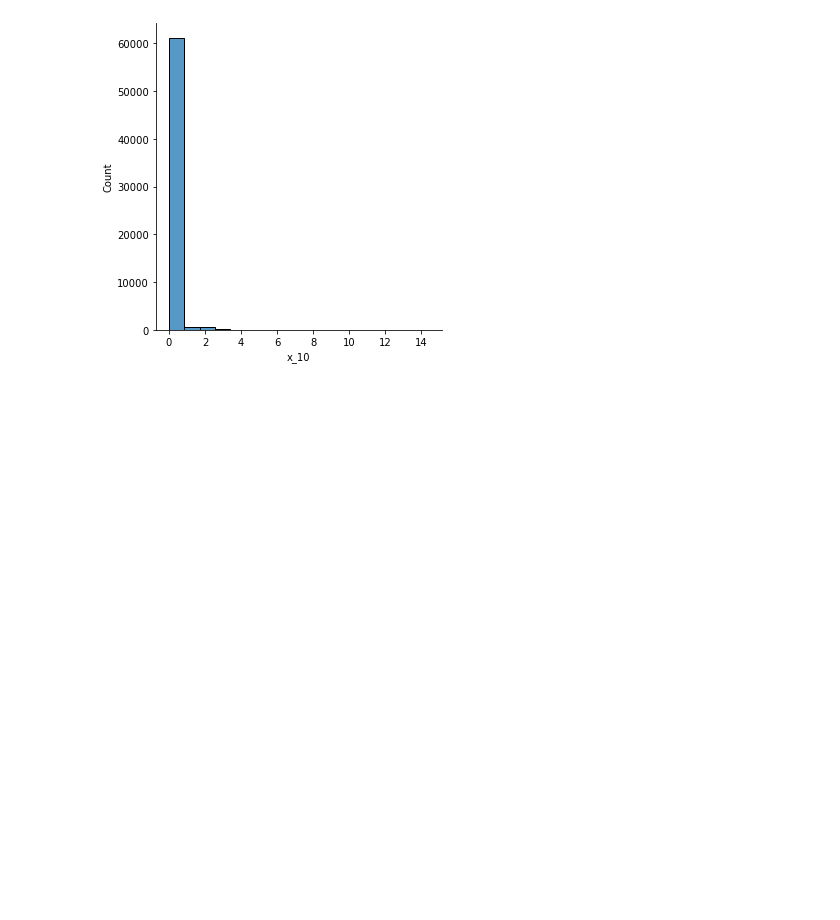
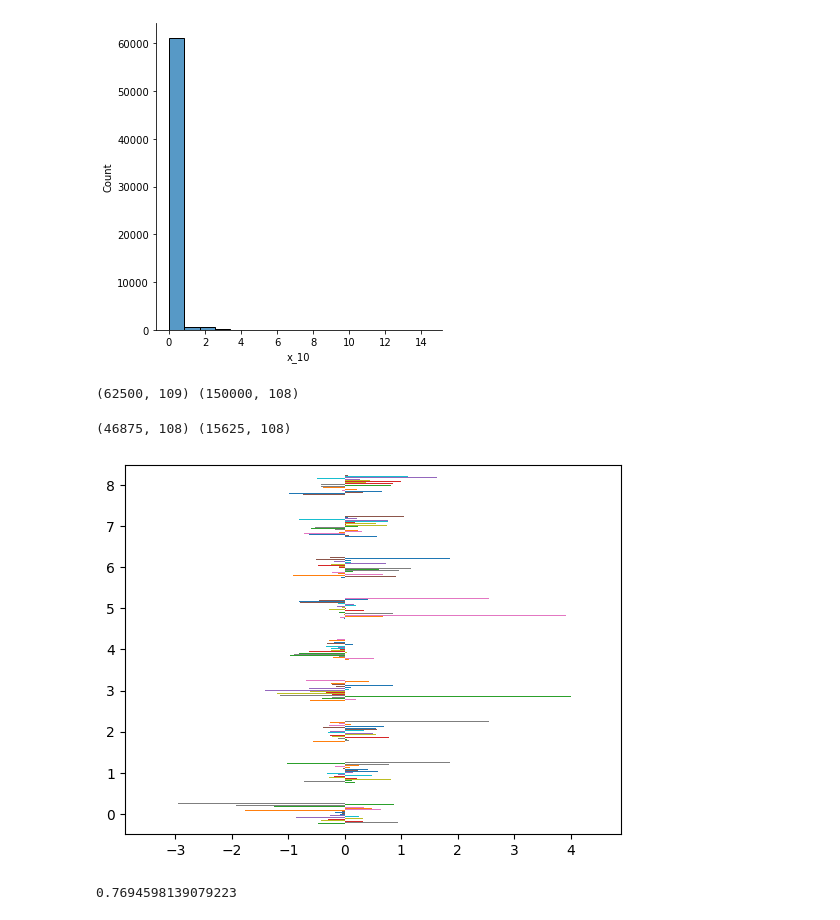
Before and after one commit to AhmetMelikAksoy/forecast-users-app, a Jupyter notebook: eda_v2.ipynb, the cells around one changed output. Drawn from its saved outputs; the diff is of its cells as text; code cells hidden in the pictures; blank space fills up the shorter version.

```diff
--- a/eda_v2.ipynb
+++ b/eda_v2.ipynb
@@ -22,3 +30,26 @@ for i in range(1,11):
 [figure]
 [figure]
 [figure]
+# %%
+X_train, y_train = train.drop(["y"], axis=1), train.loc[:, "y"]
+X_test = test
+
+print(train.shape, test.shape)
+# %% [output]
+(62500, 109) (150000, 108)
+# %%
+X_tr, X_val, y_tr, y_val = train_test_split(X_train, y_train, test_size=0.25, random_state=42)
+
+print(X_tr.shape, X_val.shape)
+# %% [output]
+(46875, 108) (15625, 108)
+# %%
+smote = SMOTE(random_state=42)
+X_tr_smote, y_tr_smote = smote.fit_resample(X_tr, y_tr)
+# %%
+lasso = LogisticRegression(random_state=42, penalty='l1', solver='saga').fit(X_tr_smote, y_tr_smote)
+# %%
+pd.DataFrame(lasso.coef_, columns=X_tr.columns).plot(kind="barh", legend=None)
+plt.show()
+# %% [output]
+[figure, added]
@@ -24,0 +58,6 @@ for i in range(1,11):
+# %%
+preds = lasso.predict_proba(X_val)
+
+log_loss(y_val, preds)
+# %% [output]
+0.7694598139079223
```
Also changed, not shown: parts of 12 cells of this notebook, 2 other files.
